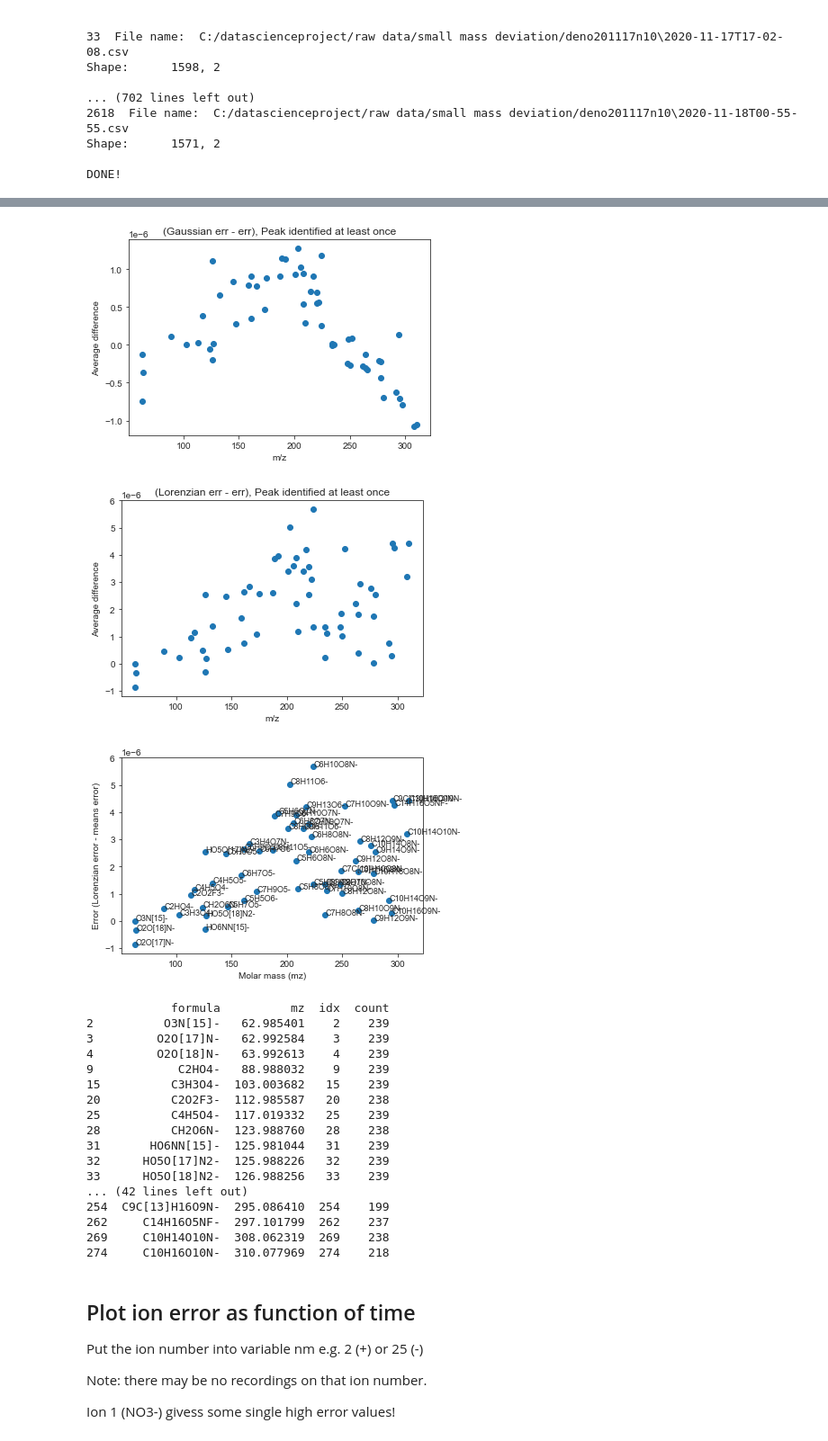
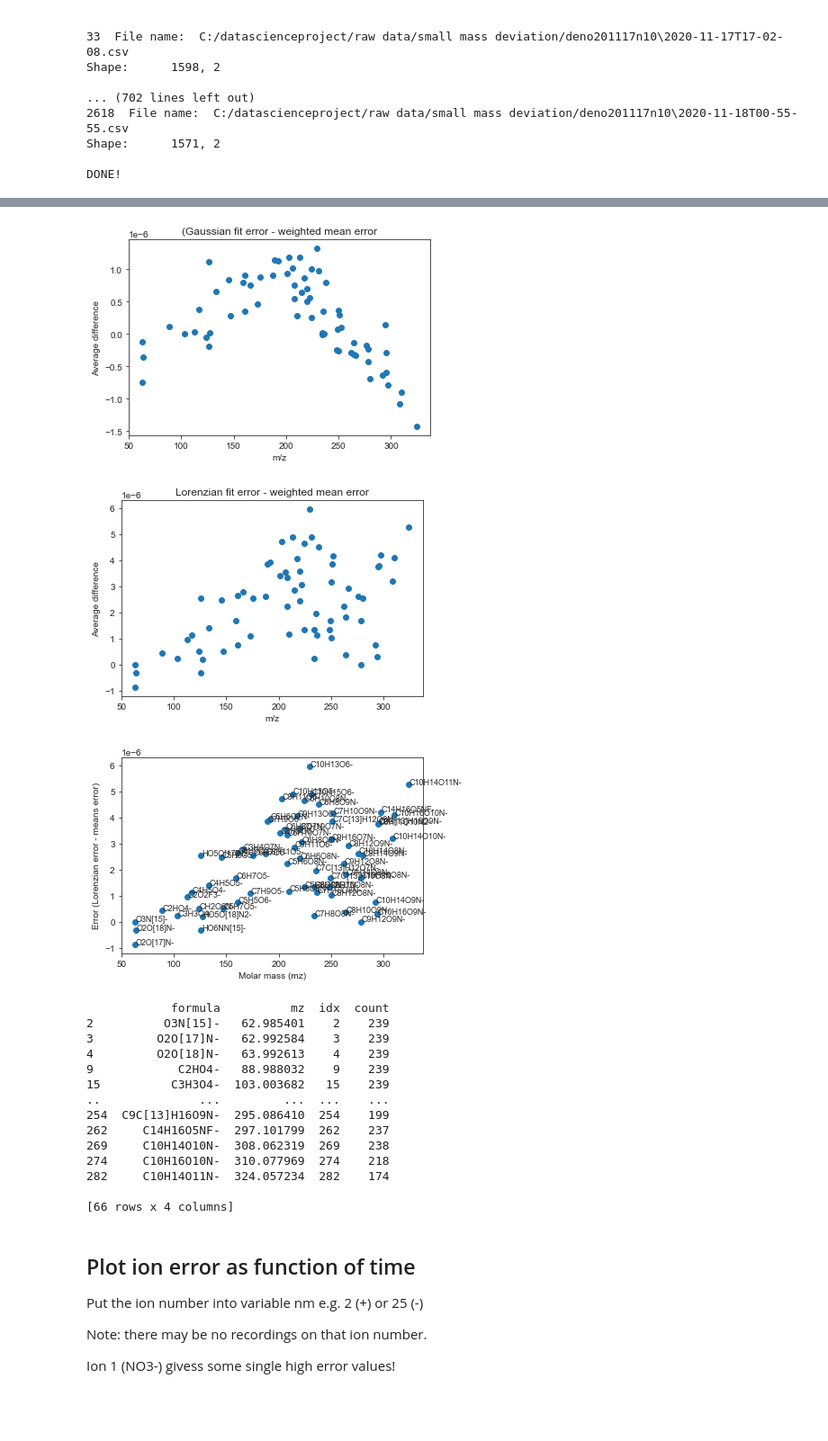
Before and after one commit to jokinen77/DataScienceProject1-Orbitrap, a Jupyter notebook: DataProcessing0.ipynb, the cells around one changed output, grey strips where cells are left out. Shown: that part at 90% size. Saved outputs shown, nothing was run; the diff lists cells and outputs as text; code cells hidden in the pictures; blank space fills up the shorter version.

```diff
--- a/DataProcessing0.ipynb
+++ b/DataProcessing0.ipynb
@@ -848,6 +911,13 @@ for i in range(count):
     peaklist['errorG'] = peaklist['centerG'] - peaklist['mz'] # 17
     peaklist['errorL'] = peaklist['centerL'] - peaklist['mz'] # 18
 
+# These need all be zeroed before the loop
+    for k in range(len(dfBase)):
+        errors.loc[k,'new']=0
+        errorsG.loc[k,'new']=0
+        errorsL.loc[k,'new']=0
+        areas.loc[k,'new']=0
+
     for j in range(len(peaklist)):
 #        zeroBase[peaklist.iloc[j,9]]=1
         errors.loc[peaklist.iloc[j,9],'count'] += 1
@@ -858,6 +928,7 @@ for i in range(count):
         errorsL.loc[peaklist.iloc[j,9],'new'] = peaklist.iloc[j,18]
         areas.loc[peaklist.iloc[j,9],'count'] += 1
         areas.loc[peaklist.iloc[j,9],'new'] = peaklist.iloc[j,4]
+
     errors[colName] = errors['new']
     errors['sum'] += errors['new']
     errorsG[colName] = errorsG['new']
@@ -866,6 +937,7 @@ for i in range(count):
     errorsL['sum'] += errorsL['new']
     areas[colName] = areas['new']
     areas['sum'] += areas['new']
+
 print("DONE!")
 # %% [output]
 0  File name:  C:/datascienceproject/raw data/small mass deviation/deno201117n10\2020-11-17T16-56-06.csv
@@ -905,13 +977,13 @@ errorsG2 = errorsG2[errorsG2.loc[:,'idx'] != 1]     # Big NO3- peak removed
 errorsG2 = errorsG2[errorsG2.loc[:,'idx'] != 29]    # Another big peak removed
 errorsL2 = errorsL2[errorsL2.loc[:,'idx'] != 1]     # Big NO3- peak removed
 errorsL2 = errorsL2[errorsL2.loc[:,'idx'] != 29]    # Another big peak removed
-
-dropLimit = 191                                                    #  <===  OBS !!!!
+print(len(errors2))
+dropLimit = 120                                                    #  <===  OBS OBS OBS !!!!  (191 is half)
 errors2 = errors2[errors.loc[:,'count'] > dropLimit]
 errorsG2 = errorsG2[errorsG2.loc[:,'count'] > dropLimit]
 errorsL2 = errorsL2[errorsL2.loc[:,'count'] > dropLimit]
 areas2 = areas2[areas2.loc[:,'count'] > dropLimit]
-
+print(len(errors2))
 
 # Removing all values with NaN (that is, ion was not detected)
 #errors2 = errors2.dropna()
@@ -920,9 +992,9 @@ areas2 = areas2[areas2.loc[:,'count'] > dropLimit]
 #areas2 = areas2.dropna()
 
 
-print(errors2[:10])
-print(errorsG2[:10])
-print(errorsL2[:10])
+print(errors2)
+print(errorsG2)
+print(errorsL2)
 print(areas2[:10])
 
 
@@ -966,7 +1058,8 @@ plt.show()
 x = errorsG2['mz']
 y = errorsG2['ave']
 fig = plt.figure()
-plt.scatter(x,y, color = "red")
+#plt.scatter(x,y, color = "red")
+plt.scatter(x,y)
 
 #To see the names of compounds in the graph, uncomment these 2 lines:
 #for i,j,k in zip(x,y,k):
@@ -974,14 +1067,15 @@ plt.scatter(x,y, color = "red")
 
 plt.xlabel("m/z")
 plt.ylabel("Average error of Gaussians")
-plt.title("Peak identified at least once")
+plt.title("Peak identified at least half the times")
 plt.show()
 
 
 x = errorsL2['mz']
 y = errorsL2['ave']
 fig = plt.figure()
-plt.scatter(x,y,color = "green")
+#plt.scatter(x,y,color = "green")
+plt.scatter(x,y)
 
 #To see the names of compounds in the graph, uncomment these 2 lines:
 #for i,j,k in zip(x,y,k):
@@ -1020,7 +1114,7 @@ plt.scatter(x,y)
 
 plt.xlabel("m/z")
 plt.ylabel("Average difference")
-plt.title("(Gaussian err - err), Peak identified at least once")
+plt.title("(Gaussian fit error - weighted mean error")
 plt.show()
 
 
@@ -1035,7 +1129,7 @@ plt.scatter(x,y)
 
 plt.xlabel("m/z")
 plt.ylabel("Average difference")
-plt.title("(Lorenzian err - err), Peak identified at least once")
+plt.title("Lorenzian fit error - weighted mean error")
 plt.show()
 
 
@@ -1072,23 +1166,20 @@ print(errors2.iloc[:,0:4])
-[figure, old version]
+[figure, new version]
-[figure, old version]
+[figure, new version]
-[figure, old version]
+[figure, new version]
             formula          mz  idx  count
 2          O3N[15]-   62.985401    2    239
 3         O2O[17]N-   62.992584    3    239
 4         O2O[18]N-   63.992613    4    239
 9            C2HO4-   88.988032    9    239
 15          C3H3O4-  103.003682   15    239
-20          C2O2F3-  112.985587   20    238
-25          C4H5O4-  117.019332   25    239
-28          CH2O6N-  123.988760   28    238
-31       HO6NN[15]-  125.981044   31    239
-32      HO5O[17]N2-  125.988226   32    239
-33      HO5O[18]N2-  126.988256   33    239
-... (42 lines left out)
+..              ...         ...  ...    ...
 254  C9C[13]H16O9N-  295.086410  254    199
 262     C14H16O5NF-  297.101799  262    237
 269     C10H14O10N-  308.062319  269    238
 274     C10H16O10N-  310.077969  274    218
+282     C10H14O11N-  324.057234  282    174
+
+[66 rows x 4 columns]
 # %% [markdown]
 ## Plot ion error as function of time
 
```
Also changed, not shown: parts of 11 cells of this notebook.
